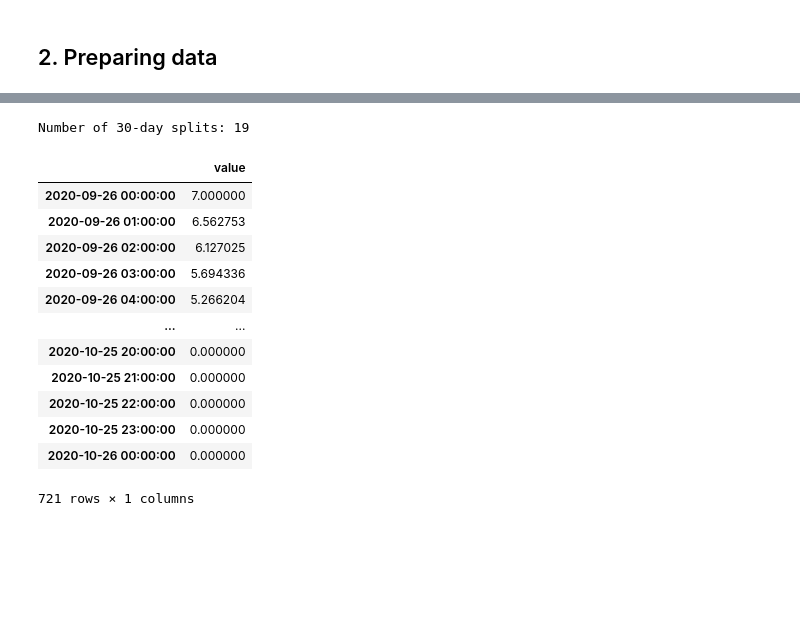
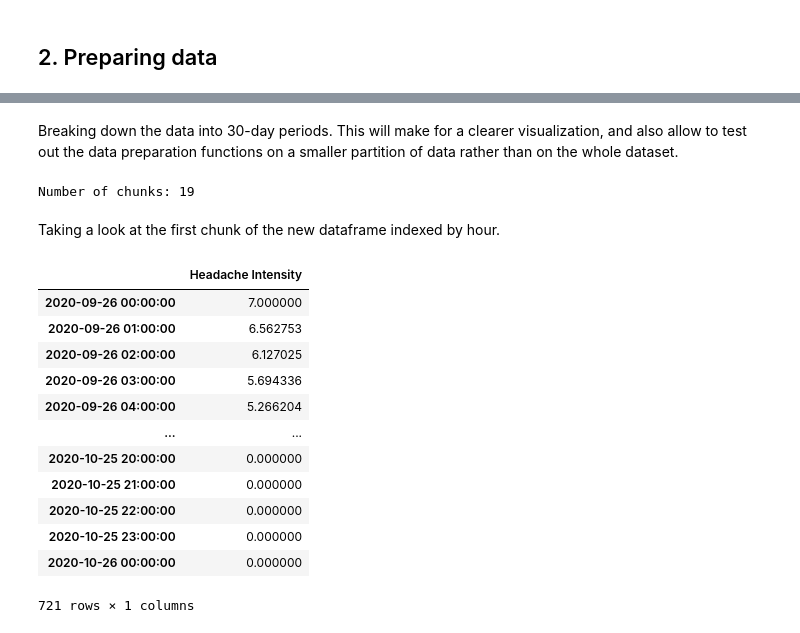
Before and after one commit to svetaku/Health-Visualization-Project, a Jupyter notebook: health_graph.ipynb, the cells around one changed output, grey strips where cells are left out. Drawn from its saved outputs; the diff is of its cells as text; code cells hidden in the pictures; blank space fills up the shorter version.

```diff
--- a/health_graph.ipynb
+++ b/health_graph.ipynb
@@ -78,7 +83,9 @@ Breaking down the data into 30-day periods for the purposes of visualization and
+# %% [markdown]
+Breaking down the data into 30-day periods. This will make for a clearer visualization, and also allow to test out the data preparation functions on a smaller partition of data rather than on the whole dataset.
 # %%
 months = delta.days // 30
 split_dfs = np.array_split(df, months)
-print('Number of 30-day splits:', len(split_dfs))
+print('Number of chunks:', len(split_dfs))
 # %% [output]
-Number of 30-day splits: 19
+Number of chunks: 19
 # %%
@@ -104,19 +111,19 @@ def smooth_migraine(df):
-# %%
-# Taking a look at the first split of the new dataframe indexed by hour
-
-df_smooth, index_hourly = smooth_migraine(split_dfs[0])
-df_smooth
-# %% [output]
-|  | value |
-| 2020-09-26 00:00:00 | 7.000000 |
-| 2020-09-26 01:00:00 | 6.562753 |
-| 2020-09-26 02:00:00 | 6.127025 |
-| 2020-09-26 03:00:00 | 5.694336 |
-| 2020-09-26 04:00:00 | 5.266204 |
-| ... | ... |
-| 2020-10-25 20:00:00 | 0.000000 |
-| 2020-10-25 21:00:00 | 0.000000 |
-| 2020-10-25 22:00:00 | 0.000000 |
-| 2020-10-25 23:00:00 | 0.000000 |
-| 2020-10-26 00:00:00 | 0.000000 |
-721 rows × 1 columns
+# %% [markdown]
+Taking a look at the first chunk of the new dataframe indexed by hour.
+# %%
+df_hourly, index_hourly = migraine_hourly(split_dfs[0])
+df_hourly
+# %% [output]
+|  | Headache Intensity |
+| 2020-09-26 00:00:00 | 7.000000 |
+| 2020-09-26 01:00:00 | 6.562753 |
+| 2020-09-26 02:00:00 | 6.127025 |
+| 2020-09-26 03:00:00 | 5.694336 |
+| 2020-09-26 04:00:00 | 5.266204 |
+| ... | ... |
+| 2020-10-25 20:00:00 | 0.000000 |
+| 2020-10-25 21:00:00 | 0.000000 |
+| 2020-10-25 22:00:00 | 0.000000 |
+| 2020-10-25 23:00:00 | 0.000000 |
+| 2020-10-26 00:00:00 | 0.000000 |
+721 rows × 1 columns
```
Also changed, not shown: parts of 18 cells of this notebook.
